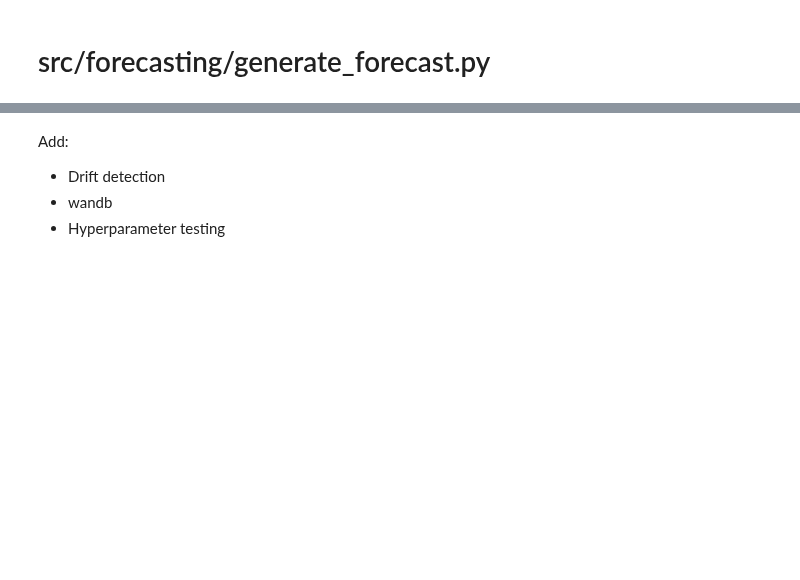
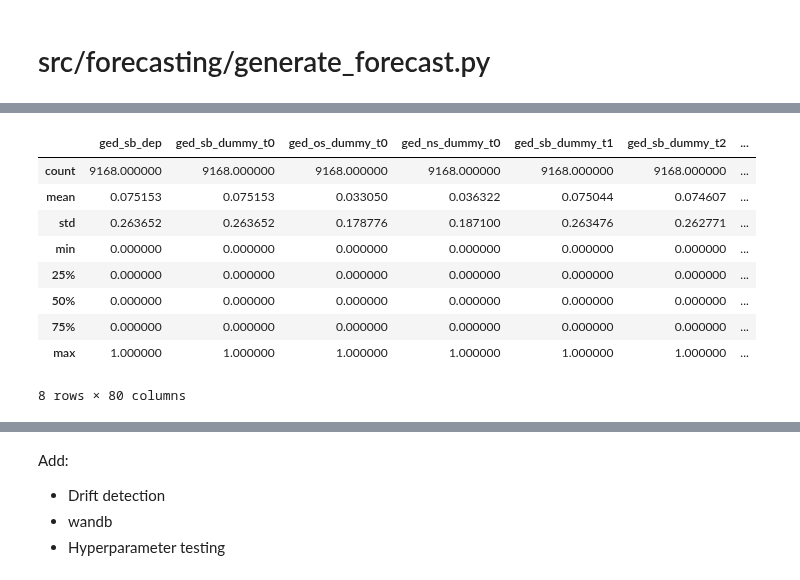
Before and after one commit to prio-data/views_pipeline, a Jupyter notebook: models/electric_relaxation/notebooks/ESCWA_model.ipynb, the cells around one changed output, grey strips where cells are left out. Cells and saved outputs as stored; diff of their text form; code cells hidden in the pictures; blank space fills up the shorter version.

Commit message:
Full model v2
Compared prediction outputs to notebook and there are small discrepancies

```diff
--- a/models/grapefruit_soda/notebooks/ESCWA_model.ipynb
+++ b/models/electric_relaxation/notebooks/ESCWA_model.ipynb
@@ -383,3 +397,16 @@ calib_predictions.tail(20)
+# %%
+calib_predictions.describe()
+# %% [output]
+|  | ged_sb_dep | ged_sb_dummy_t0 | ged_os_dummy_t0 | ged_ns_dummy_t0 | ged_sb_dummy_t1 | ged_sb_dummy_t2 | ... |
+| count | 9168.000000 | 9168.000000 | 9168.000000 | 9168.000000 | 9168.000000 | 9168.000000 | ... |
+| mean | 0.075153 | 0.075153 | 0.033050 | 0.036322 | 0.075044 | 0.074607 | ... |
+| std | 0.263652 | 0.263652 | 0.178776 | 0.187100 | 0.263476 | 0.262771 | ... |
+| min | 0.000000 | 0.000000 | 0.000000 | 0.000000 | 0.000000 | 0.000000 | ... |
+| 25% | 0.000000 | 0.000000 | 0.000000 | 0.000000 | 0.000000 | 0.000000 | ... |
+| 50% | 0.000000 | 0.000000 | 0.000000 | 0.000000 | 0.000000 | 0.000000 | ... |
+| 75% | 0.000000 | 0.000000 | 0.000000 | 0.000000 | 0.000000 | 0.000000 | ... |
+| max | 1.000000 | 1.000000 | 1.000000 | 1.000000 | 1.000000 | 1.000000 | ... |
+8 rows × 80 columns
 # %%
 # Predictions for the future:
 future_partition = views_runs.DataPartitioner({'future':future_partitioner_dict})
```
Also changed, not shown: parts of 8 cells of this notebook, 29 other files.
